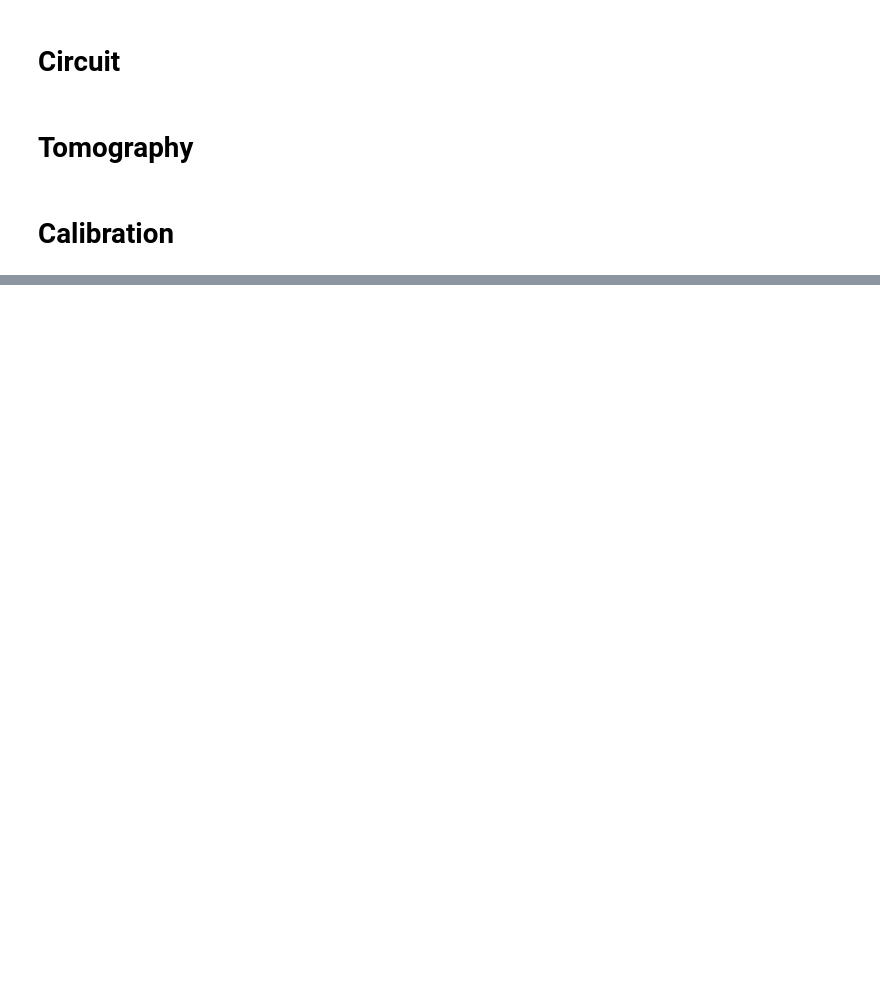
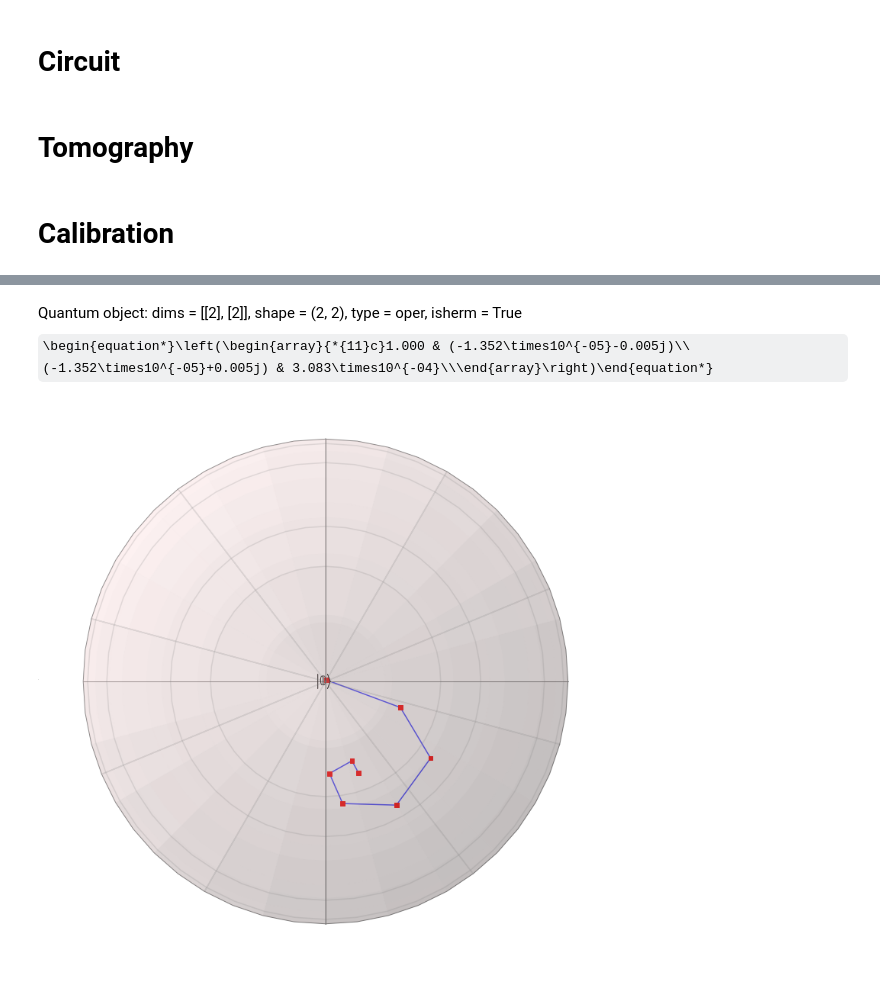
Before and after one commit to OliverDudgeon/QSync, a Jupyter notebook: ibmq-experiment.ipynb, the cells around one changed output, grey strips where cells are left out. Cells and saved outputs as stored; diff of their text form; code cells hidden in the pictures; some formulas as TeX source; blank space fills up the shorter version.

```diff
--- a/ibmq-experiment.ipynb
+++ b/ibmq-experiment.ipynb
@@ -23,13 +23,14 @@ load_dotenv()
 # %% [output]
 True
 # %%
-IBMQ.load_account()
-provider = IBMQ.get_provider(group='open', project='main')
-job_manager = IBMQJobManager()
+# IBMQ.load_account()
+# provider = IBMQ.get_provider(group='open', project='main')
+# job_manager = IBMQJobManager()
 # %%
 # backend = provider.get_backend('ibmq_quito') # Real
-backend = provider.get_backend('ibmq_santiago') # Real - ibmq_santiago seems to have the lowest CNOT noise
-# backend = AerSimulator.from_backend(backend) # Noisy Sim
+backend = provider.get_backend('ibmq_athens') # Real
+# backend = provider.get_backend('ibmq_santiago') # Real - ibmq_santiago seems to have the lowest CNOT noise
+backend = AerSimulator.from_backend(backend) # Noisy Sim
 # backend = AerSimulator() # Ideal Sim
 
 # noise_model = noise.NoiseModel().from_backend(backend)
@@ -44,7 +45,7 @@ max_shots
 # Parameters
 # %%
 # Simulation Steps
-SIM_STEPS = 4
+SIM_STEPS = 7
 SHOTS = 8192
 
 gain_amp = 0.1
@@ -53,5 +54,6 @@ m = min(loss_amp, gain_amp)
 
 detuning = 8 * 3 * m
 signal_strength = 8 * 2 * m
-dt = 0.5
-# dt = (np.logspace(0.1, 0.7, SIM_STEPS, endpoint=True)) / 10
+# dt = 0.1
+dt = (np.logspace(0.4, 0.8, SIM_STEPS, endpoint=True)) / 10
+dt
@@ -97,13 +102,13 @@ def generate_circuit(time_steps, detuning, signal_strength, steps):
         qc.reset(qreg_q[1])
 
         # # Gain
-        # qc.u(-pi, 0, 0, qreg_q[0])
-        # qc.cx(qreg_q[0], qreg_q[1])
-        # qc.cu(theta_g, 0, 0, 0, qreg_q[0], qreg_q[1])
-        # qc.cx(qreg_q[0], qreg_q[1])
-        # qc.u(pi, 0, 0, qreg_q[0])
-        # qc.measure(qreg_q[1], creg_c[0])
-        # qc.reset(qreg_q[1])
+        qc.u(-pi, 0, 0, qreg_q[0])
+        qc.cx(qreg_q[0], qreg_q[1])
+        qc.cu(theta_g, 0, 0, 0, qreg_q[0], qreg_q[1])
+        qc.cx(qreg_q[0], qreg_q[1])
+        qc.u(pi, 0, 0, qreg_q[0])
+        qc.measure(qreg_q[1], creg_c[0])
+        qc.reset(qreg_q[1])
 
     # qc.measure(qreg_q[0], creg_c[1])
 
@@ -188,14 +209,17 @@ for job, circuit in zip(jobs, compiled_circuits_with_tomo):
 # %%
 b = Bloch(figsize=[10, 10])
 # b = Bloch3d()
-states = [partial_trace(s, [1]).data for s in corrected_states]
+states = [partial_trace(s, [1]).data for s in corrected_states][:13]
 points = dm2bloch(states)
 b.add_points(points, meth="l")
 b.add_points(points, meth="s")
 # b.add_points(points, meth="s")
 b.view = [0, 90]
 b.show()
 Qobj(corrected_states[-1], dims=[[2, 2], [2, 2]]).ptrace(0)
+# %% [output]
+Quantum object: dims = [[2], [2]], shape = (2, 2), type = oper, isherm = True\begin{equation*}\left(\begin{array}{*{11}c}1.000 & (-1.352\times10^{-05}-0.005j)\\(-1.352\times10^{-05}+0.005j) & 3.083\times10^{-04}\\\end{array}\right)\end{equation*}
+[figure, added]
 # %%
 from sync_plots import calc_and_plot_Q_and_S
 ss = partial_trace(corrected_states[-1], [1]).data
```
Also changed, not shown: parts of 5 cells of this notebook, 20 other files.
